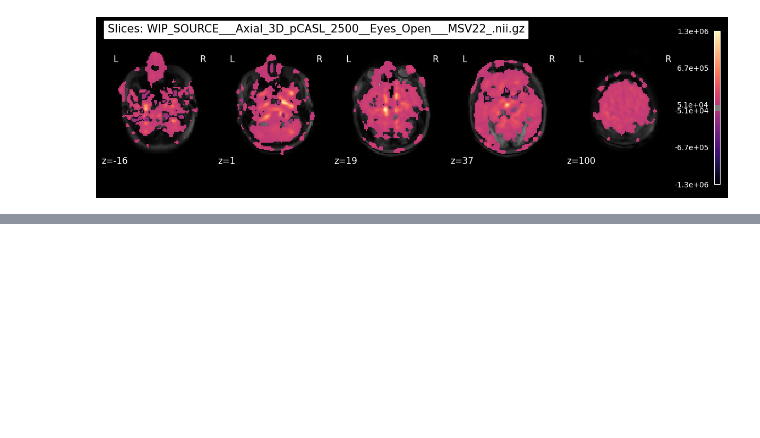
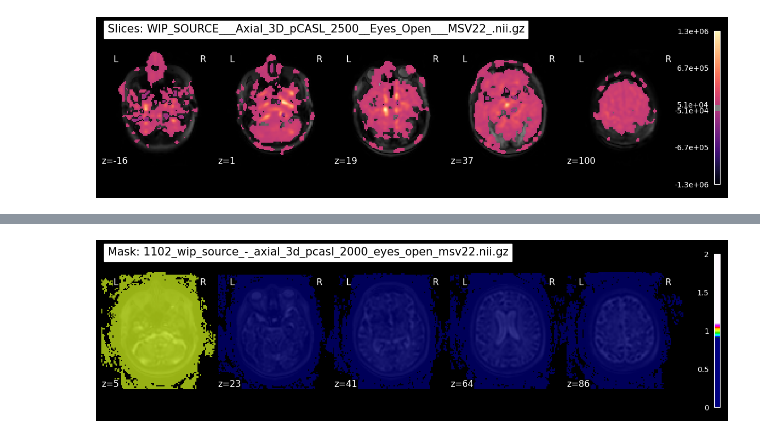
Before and after one commit to prayas-sanyal/MRI_eval, a Jupyter notebook: fMRI_prep.ipynb, the cells around one changed output, grey strips where cells are left out. Saved outputs shown, nothing was run; the diff lists cells and outputs as text; code cells hidden in the pictures; blank space fills up the shorter version.

```diff
--- a/fMRI_prep.ipynb
+++ b/fMRI_prep.ipynb
@@ -124,0 +202,99 @@ ASL: WIP_SOURCE___Axial_3D_pCASL_2500__Eyes_Open___MSV22_.nii.gz
+# %%
+import numpy as np
+import pandas as pd
+import nibabel as nib
+import scipy.ndimage as ndimage
+import matplotlib.pyplot as plt
+from pathlib import Path
+from nilearn import image, masking
+from nilearn.glm.first_level import FirstLevelModel
+from nilearn.plotting import plot_design_matrix, plot_stat_map, plot_roi
+
+data_dir = Path("processed_data/fMRI")
+output_dir = Path("processed_data/fMRI/glm_results")
+output_dir.mkdir(parents=True, exist_ok=True)
+
+pcasl_files = [f for f in data_dir.glob("*pCASL*.nii.gz") if "PWI" not in f.name and "mean" not in f.name]
+if not pcasl_files:
+    exit()
+
+for pcasl_path in pcasl_files:
+    img = nib.load(str(pcasl_path))
+    data = img.get_fdata()
+    n_scans = data.shape[3]
+    tr = img.header.get_zooms()[3]
+
+    if n_scans % 2 != 0:
+        data = data[..., :-1]
+        img = nib.Nifti1Image(data, img.affine, img.header)
+        n_scans -= 1
+
+    mean_img = image.mean_img(img)
+    mask_img = masking.compute_epi_mask(mean_img, lower_cutoff=0.2, opening=False)
+
+    if np.sum(mask_img.get_fdata()) == 0:
+        mean_data = mean_img.get_fdata()
+        threshold = np.percentile(mean_data[mean_data > 0], 10)
+        mask_data = ndimage.binary_fill_holes(mean_data > threshold)
+        mask_img = nib.Nifti1Image(mask_data.astype(np.int8), mean_img.affine)
+
+    plot_roi(mask_img, bg_img=mean_img, title=f"Mask: {pcasl_path.name}", display_mode='z', cut_coords=5)
+    plt.savefig(output_dir / f"{pcasl_path.stem}_mask_check.png")
+    plt.show()
+
+    ctrl = data[..., 0::2]
+    lbl = data[..., 1::2]
+    pwi_raw = np.mean(ctrl - lbl, axis=3)
+    pwi_img_qa = nib.Nifti1Image(pwi_raw, img.affine, img.header)
+
+    plot_stat_map(pwi_img_qa, bg_img=mean_img, threshold='auto',
+                  title=f"Simple Subtraction PWI (QA): {pcasl_path.name}",
+                  display_mode='z', cut_coords=5, cmap='magma')
+    plt.savefig(output_dir / f"{pcasl_path.stem}_simple_subtraction_qa.png")
+    plt.show()
+
+    if n_scans < 6:
+        continue
+
+    frame_times = np.arange(n_scans) * tr
+    conditions = np.tile([0.5, -0.5], n_scans // 2)
+
+    design_matrix = pd.DataFrame({
+        'perfusion': conditions,
+        'constant': np.ones(n_scans)
+    }, index=frame_times)
+
+    plot_design_matrix(design_matrix)
+    plt.savefig(output_dir / f"{pcasl_path.stem}_design_matrix.png")
+    plt.close()
+
+    fmri_glm = FirstLevelModel(t_r=tr,
+                              mask_img=mask_img,
+                              noise_model='ar1',
+                              standardize=False,
+                              hrf_model=None,
+                              drift_model='cosine',
+                              high_pass=0.01)
+
+    fmri_glm = fmri_glm.fit(img, design_matrices=design_matrix)
+
+    contrast_val = np.array([1, 0])
+    z_map = fmri_glm.compute_contrast(contrast_val, output_type='z_score')
+    eff_map = fmri_glm.compute_contrast(contrast_val, output_type='effect_size')
+
+    z_map.to_filename(output_dir / f"{pcasl_path.stem}_glm_z_map.nii.gz")
+    eff_map.to_filename(output_dir / f"{pcasl_path.stem}_glm_effect_map.nii.gz")
+
+    plot_stat_map(z_map, bg_img=mean_img, threshold=2.3,
+                  title=f"GLM Perfusion (Z>2.3): {pcasl_path.name}",
+                  display_mode='z', cut_coords=5, cmap='magma')
+    plt.savefig(output_dir / f"{pcasl_path.stem}_z_map.png")
+    plt.show()
+
+    plot_stat_map(eff_map, bg_img=mean_img, threshold='auto',
+                  title=f"GLM Effect Size: {pcasl_path.name}",
+                  display_mode='z', cut_coords=5, cmap='magma')
+    plt.savefig(output_dir / f"{pcasl_path.stem}_effect_map.png")
+    plt.show()
+# %% [output]
+[figure, added]
```
Also changed, not shown: parts of 3 cells of this notebook.
